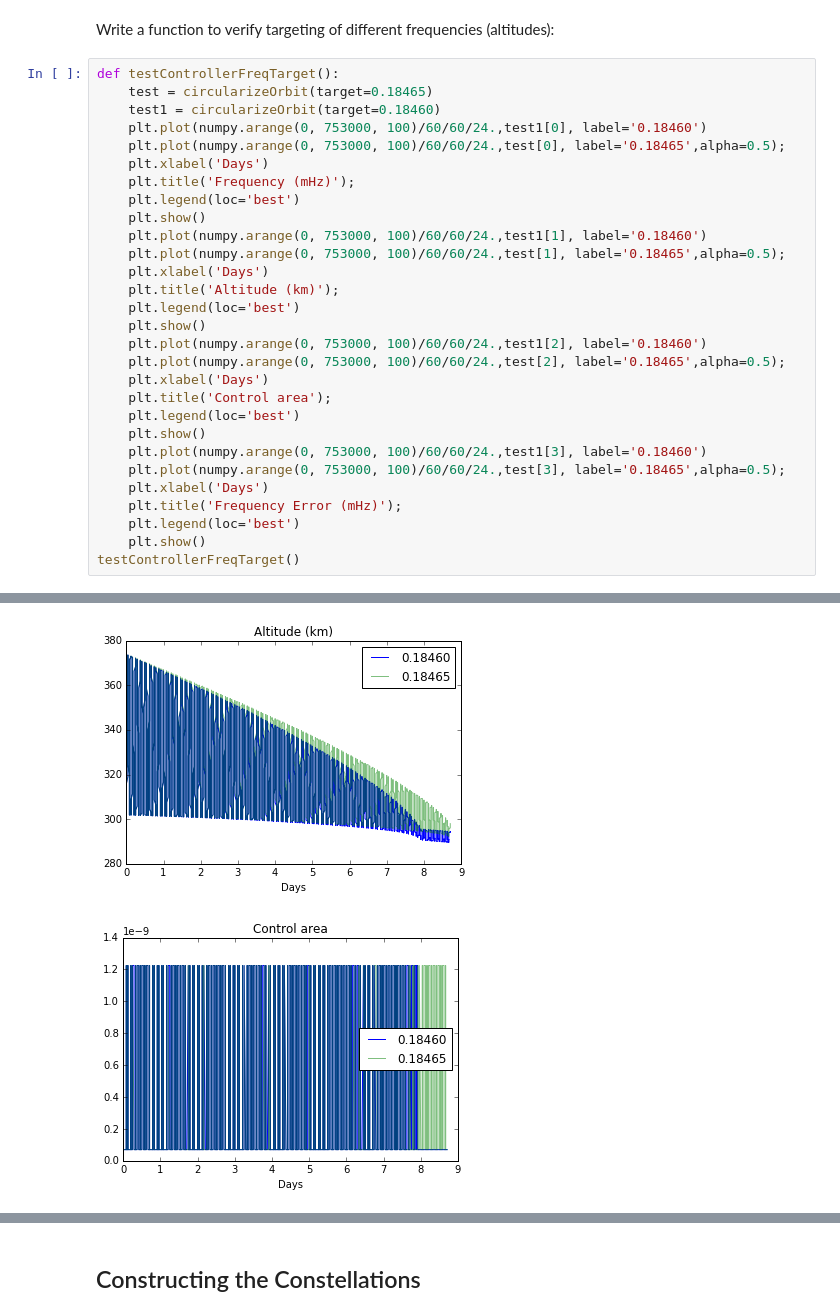
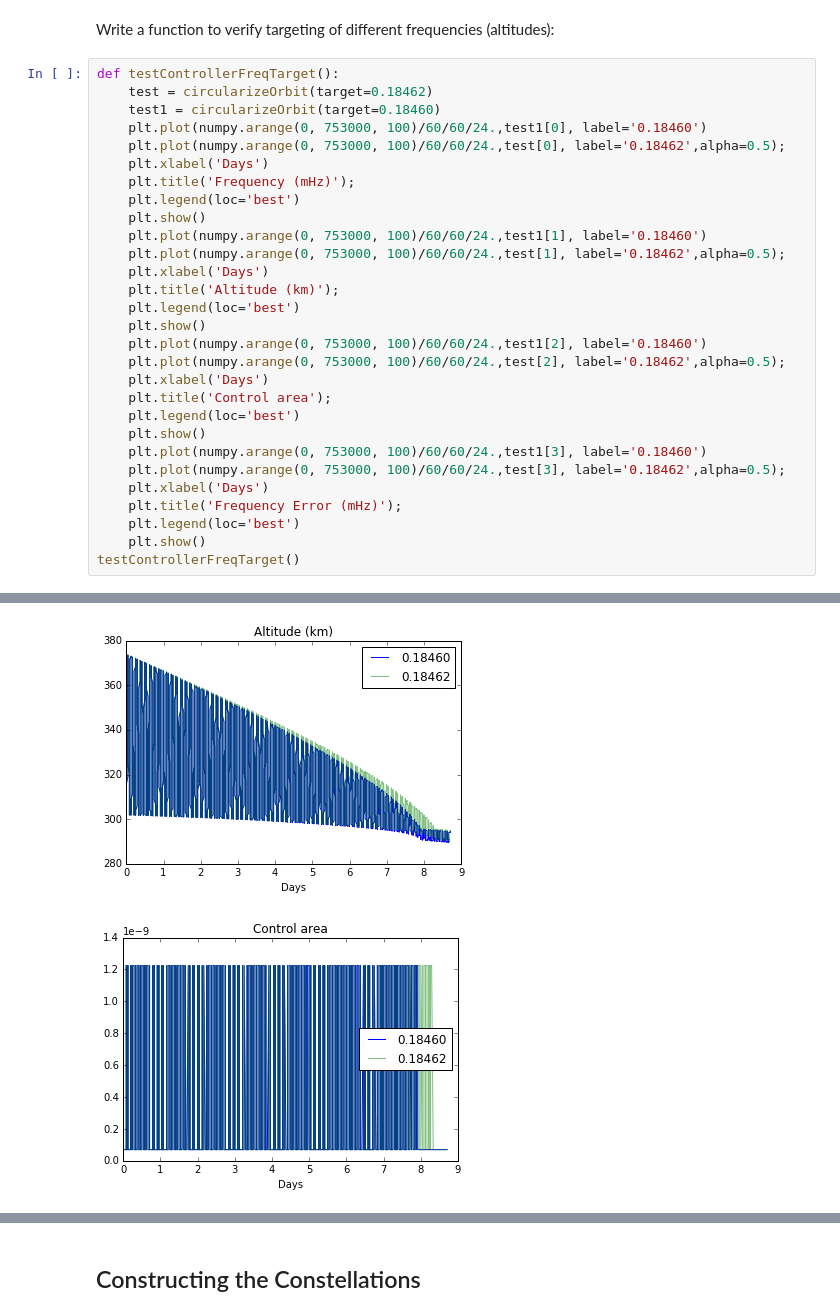
Before and after one commit to vha3/Swarms_Class, a Jupyter notebook: Sprite Attitude and Orbital.ipynb, the cells around one changed output, grey strips where cells are left out. Drawn from its saved outputs; the diff is of its cells as text.

```diff
--- a/Sprite Attitude and Orbital.ipynb
+++ b/Sprite Attitude and Orbital.ipynb
@@ -566,28 +566,28 @@ testController()
 Write a function to verify targeting of different frequencies (altitudes):
 # %%
 def testControllerFreqTarget():
-    test = circularizeOrbit(target=0.18465)
+    test = circularizeOrbit(target=0.18462)
     test1 = circularizeOrbit(target=0.18460)
     plt.plot(numpy.arange(0, 753000, 100)/60/60/24.,test1[0], label='0.18460')
-    plt.plot(numpy.arange(0, 753000, 100)/60/60/24.,test[0], label='0.18465',alpha=0.5);
+    plt.plot(numpy.arange(0, 753000, 100)/60/60/24.,test[0], label='0.18462',alpha=0.5);
     plt.xlabel('Days')
     plt.title('Frequency (mHz)');
     plt.legend(loc='best')
     plt.show()
     plt.plot(numpy.arange(0, 753000, 100)/60/60/24.,test1[1], label='0.18460')
-    plt.plot(numpy.arange(0, 753000, 100)/60/60/24.,test[1], label='0.18465',alpha=0.5);
+    plt.plot(numpy.arange(0, 753000, 100)/60/60/24.,test[1], label='0.18462',alpha=0.5);
     plt.xlabel('Days')
     plt.title('Altitude (km)');
     plt.legend(loc='best')
     plt.show()
     plt.plot(numpy.arange(0, 753000, 100)/60/60/24.,test1[2], label='0.18460')
-    plt.plot(numpy.arange(0, 753000, 100)/60/60/24.,test[2], label='0.18465',alpha=0.5);
+    plt.plot(numpy.arange(0, 753000, 100)/60/60/24.,test[2], label='0.18462',alpha=0.5);
     plt.xlabel('Days')
     plt.title('Control area');
     plt.legend(loc='best')
     plt.show()
     plt.plot(numpy.arange(0, 753000, 100)/60/60/24.,test1[3], label='0.18460')
-    plt.plot(numpy.arange(0, 753000, 100)/60/60/24.,test[3], label='0.18465',alpha=0.5);
+    plt.plot(numpy.arange(0, 753000, 100)/60/60/24.,test[3], label='0.18462',alpha=0.5);
     plt.xlabel('Days')
     plt.title('Frequency Error (mHz)');
     plt.legend(loc='best')
@@ -598,2 +598,2 @@ testControllerFreqTarget()
-[figure, old version]
+[figure, new version]
-[figure, old version]
+[figure, new version]
```
Also changed, not shown: parts of 18 cells of this notebook.
